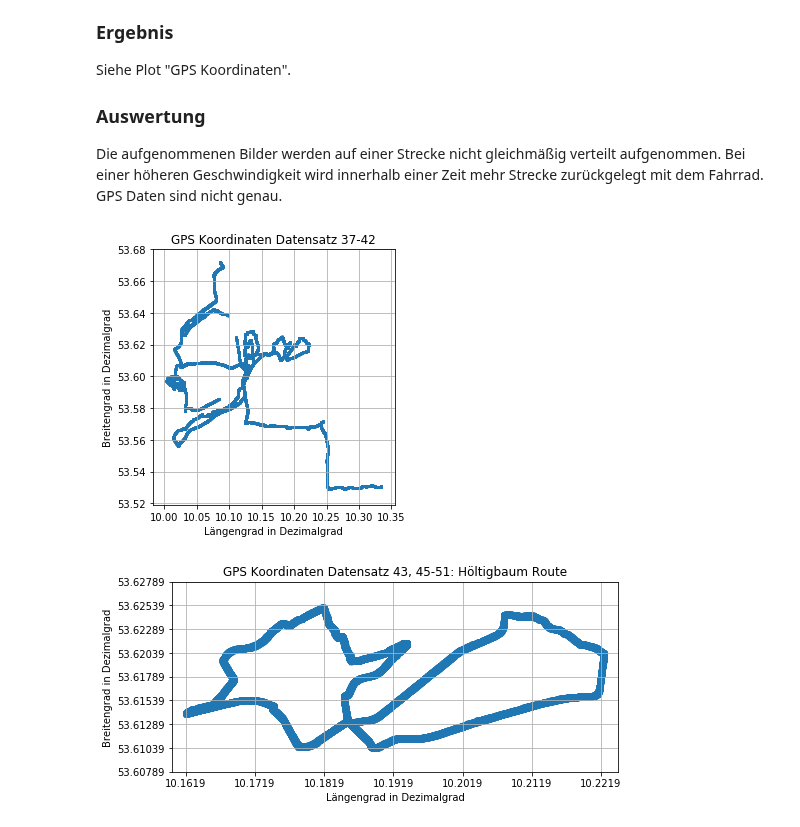
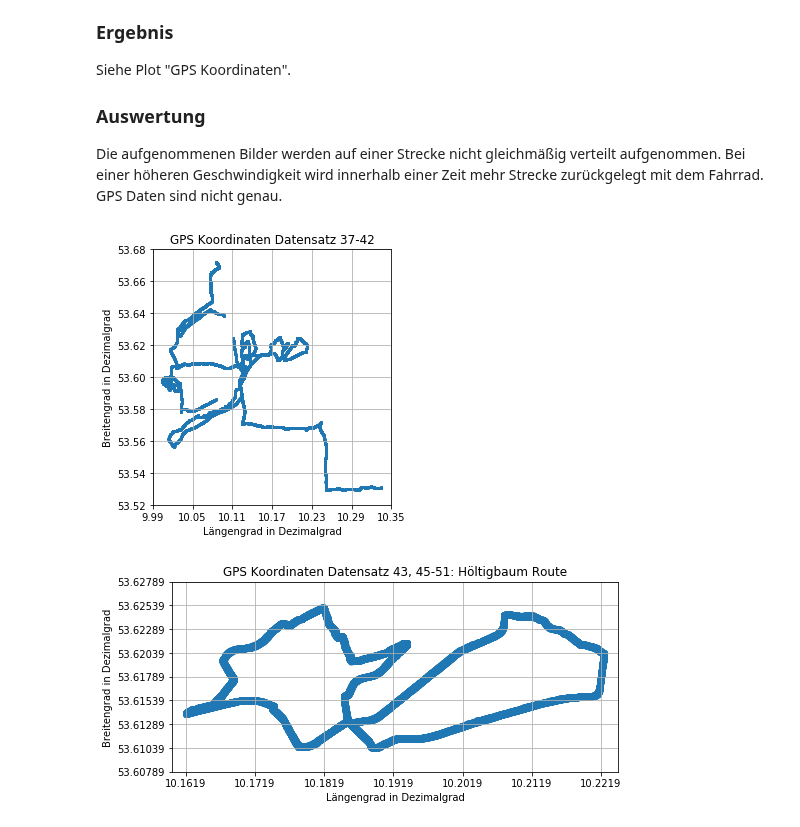
Before and after one commit to SandGreif/FahrradwegeKlassifizierung, a Jupyter notebook: datenvisualisierung/featureCorrelations.ipynb, the cells around one changed output. Saved outputs shown, nothing was run; the diff lists cells and outputs as text; code cells hidden in the pictures.

```diff
--- a/datenvisualisierung/featureCorrelations.ipynb
+++ b/datenvisualisierung/featureCorrelations.ipynb
@@ -15,7 +15,7 @@ import os
 import matplotlib.pyplot as plt
 # %%
 # Lesen der Merkmale
-featuresDf = pandas.read_csv("../daten/merkmale_datensatz_43_45_bis_51/merkmale.csv")
+featuresDf = pandas.read_csv("../daten/merkmale_datensatz_37_bis_42/merkmale.csv")
 featuresDf.describe()
 # %% [output]
 |  | Zeitstempel in Unixzeit | Anzahl der Messwerte | Belichtungszeit in ns | Breitengrad | Erster Zeitstempel der Teilliste ... | ... |
@@ -79,16 +79,19 @@ Die aufgenommenen Bilder werden auf einer Strecke nicht gleichmäßig verteilt a
 # %%
 fig = plt.figure(figsize=(4.5,4.5))
 ax  = fig.add_subplot(111)
 ax.scatter(featuresDf['Laengengrad'], featuresDf['Breitengrad'], alpha = 0.1, s=4)
 plt.xlabel('Längengrad in Dezimalgrad')
 plt.ylabel('Breitengrad in Dezimalgrad')
-plt.ylim(featuresDf['Breitengrad'].min()-0.01,featuresDf['Breitengrad'].max()+0.008)
+plt.ylim(featuresDf['Breitengrad'].min()-0.009,featuresDf['Breitengrad'].max()+0.006)
+plt.xlim(featuresDf['Laengengrad'].min()-0.009,featuresDf['Laengengrad'].max()+0.015)
+plt.xticks(np.arange(np.around(featuresDf['Laengengrad'].min()-0.009,decimals=2),np.around(featuresDf['Laengengrad'].max()+0.025,decimals=2),0.06))
+plt.yticks(np.arange(np.around(featuresDf['Breitengrad'].min()-0.009, decimals=2),np.around(featuresDf['Breitengrad'].max()+0.02,decimals=2),0.02))
 plt.grid()
 ax.set_title("GPS Koordinaten Datensatz 37-42")
 plt.tight_layout()
 plt.savefig("karteDatensatz37_bis_42.png")
 # %% [output]
-[figure, old version]
+[figure, new version]
 # %%
 fig = plt.figure(figsize=(8,3.5))
 ax  = fig.add_subplot(111)
```
Also changed, not shown: parts of 1 cell of this notebook, 12 other files.
